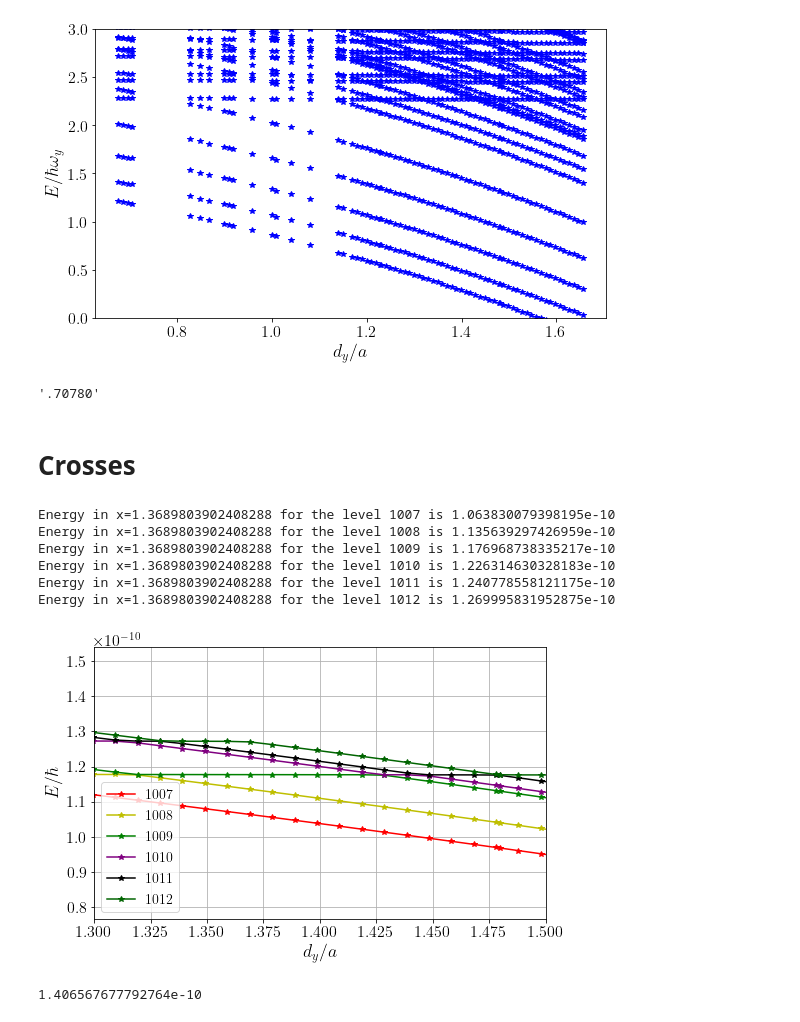
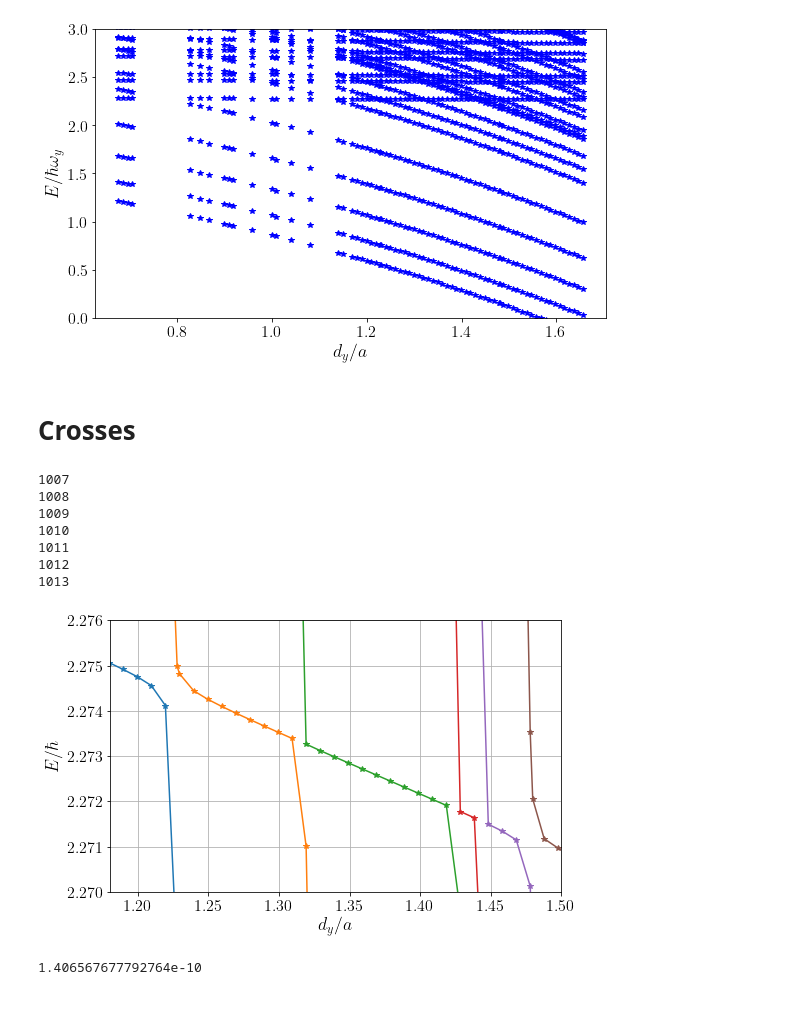
Before and after one commit to TsspGit/Ultracold_Atoms_src, a Jupyter notebook: Analysis/q1D/Energies_Analysis_7190_4993_50.ipynb, the cells around one changed output. Cells and saved outputs as stored; diff of their text form; code cells hidden in the pictures.

```diff
--- a/Analysis/q1D/Energies_Analysis_7190_4993_50.ipynb
+++ b/Analysis/q1D/Energies_Analysis_7190_4993_50.ipynb
@@ -87,11 +87,6 @@ fig.savefig('Results/Figures/Ix7190_Iy4993_Iz50_Easc.png', dpi=200)
 plt.show()
 # %% [output]
 [figure]
-# %%
-x[16]
-delta[16]
-# %% [output]
-'.70780'
 # %% [markdown]
 # Crosses
 # %%
@@ -99,25 +94,24 @@ delta[16]
 # %%
 fig2, ax2 = plt.subplots(figsize=aursize)
 xpol = np.linspace(x[0], x[-1], num=50)
-color = ['b', 'r', 'y', 'g', 'purple', 'k', 'darkgreen']
-for i in range(least_bound_pos+6, least_bound_pos + 12):
-    print(f"Energy in x={x[30]} for the level {i} is {dic[f'nivel_{i}'][30]}")
-    ax2.plot(x, dic['nivel_{}'.format(i)], color=color[i-1006], marker='*')
-#ax2.set_ylim(2.270, 2.276)
-ax2.set_xlim(1.30, 1.5)
+for i in range(least_bound_pos + 6, least_bound_pos + 13):
+    print(i)
+    ax2.plot(x, dic['nivel_{}'.format(i)]/wy, '-*')
+ax2.set_ylim(2.270, 2.276)
+ax2.set_xlim(1.18, 1.50)
 ax2.set_xlabel('$d_{y}/a$')
 ax2.set_ylabel('$E/\hbar$')
-ax2.legend(['1007', '1008', '1009', '1010', '1011', '1012'], fontsize=14)
 plt.grid()
 plt.show()
 # %% [output]
-Energy in x=1.3689803902408288 for the level 1007 is 1.063830079398195e-10
-Energy in x=1.3689803902408288 for the level 1008 is 1.135639297426959e-10
-Energy in x=1.3689803902408288 for the level 1009 is 1.176968738335217e-10
-Energy in x=1.3689803902408288 for the level 1010 is 1.226314630328183e-10
-Energy in x=1.3689803902408288 for the level 1011 is 1.240778558121175e-10
-Energy in x=1.3689803902408288 for the level 1012 is 1.269995831952875e-10
+1007
+1008
+1009
+1010
+1011
+1012
+1013
-[figure, old version]
+[figure, new version]
 # %%
 dic['nivel_1010'][-5]
 # %% [output]
```
Also changed, not shown: parts of 1 cell of this notebook, 3 other files.
